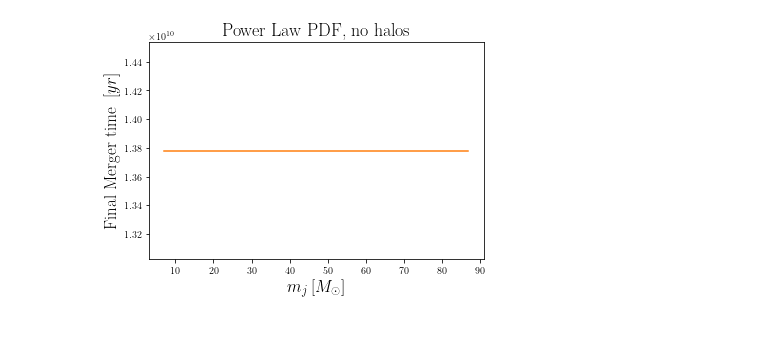
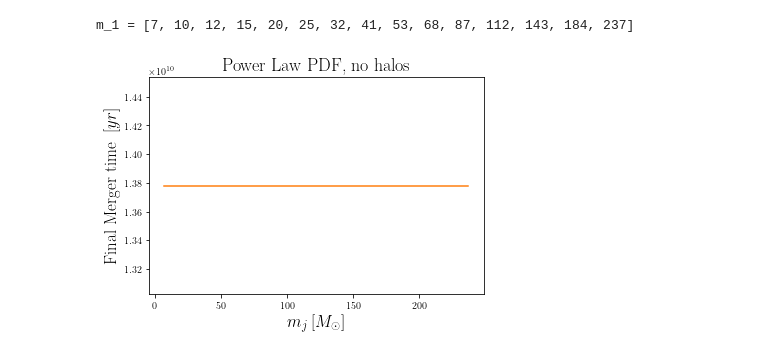
Before and after one commit to pratibhajangra591/Ifca-github, a Jupyter notebook: mergertime.ipynb, the cells around one changed output. Cells and saved outputs as stored; diff of their text form; code cells hidden in the pictures.

```diff
--- a/mergertime.ipynb
+++ b/mergertime.ipynb
@@ -37,7 +37,7 @@ y_2 = np.log(m_2)
 dy = (y_2-y_1)
 
 
-y_list = np.zeros(11)
+y_list = np.zeros(15)
 
 for i in range(len(y_list)):
     y_list[i] = (y_1 + (i*dy))
@@ -65,35 +65,40 @@ for i, y in enumerate(y_list):
 
 
 
-m_1 = 1        # m_1 = 1 solar mass
+m_2 = 0.1        # m_1 = 1 solar mass
 a_i = 1e10     # in units of pc
+
+
+print("m_1 =", m_1_list)
+# %% [output]
+m_1 = [7, 10, 12, 15, 20, 25, 32, 41, 53, 68, 87, 112, 143, 184, 237]
 # %%
 plt.rcParams['font.family'] = 'serif'
 plt.rcParams['xtick.direction'] = 'out'
 plt.rcParams['ytick.direction'] = 'out'
 
 
-def final_merger_time_nohalos(m_2):  # assuming a_i = a_f and hence j_i = j_f .
+def final_merger_time_nohalos(m_1):  # assuming a_i = a_f and hence j_i = j_f .
     a_f = a_i
     t_initial_merger_time = t_m
     return np.sqrt(a_f/a_i) * t_initial_merger_time
 
 
 
 final_merger_time_nohalos_list = np.zeros(len(m_2_list))
 
-for i, m_2 in enumerate(m_2_list):
+for i, m_1 in enumerate(m_1_list):
     final_merger_time_nohalos_list[i] = final_merger_time_nohalos(m_2)
 
-plt.plot(m_2_list, final_merger_time_nohalos_list, 'C1')
+plt.plot(m_1_list, final_merger_time_nohalos_list, 'C1')
 
 
 
 plt.xlabel('$m_{j}\:[M_{\odot}]$', fontsize = 17)
 plt.ylabel('Final Merger time $\: [yr]$', fontsize = 17)
 plt.title('Power Law PDF, no halos', fontsize = 18)
 plt.show()
 # %% [output]
-[figure, old version]
+[figure, new version]
 # %%
 
```
Also changed, not shown: parts of 5 cells of this notebook.
